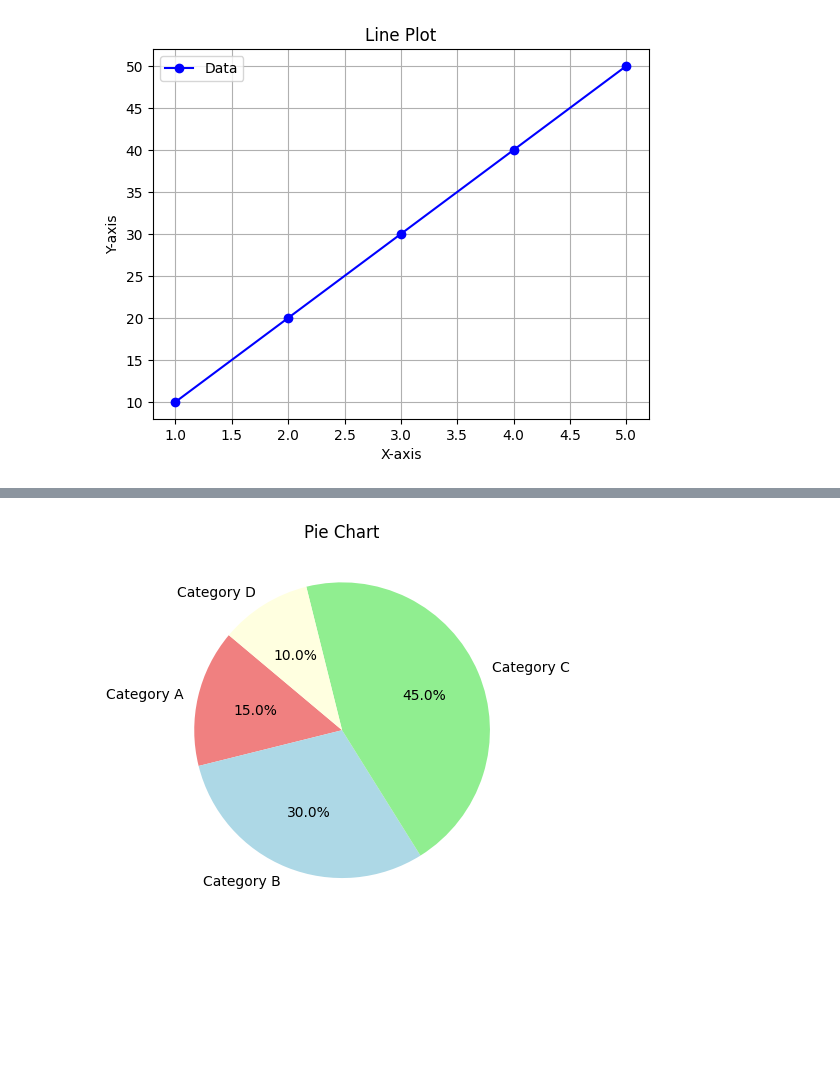
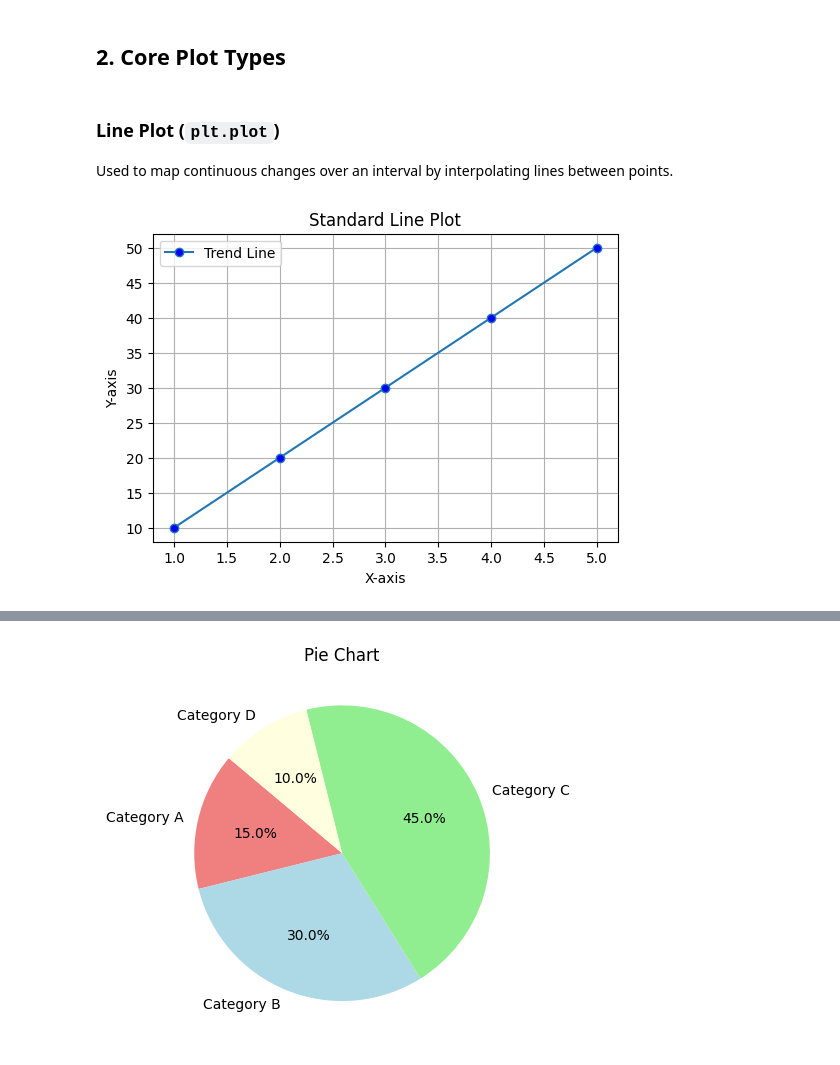
Before and after one commit to johnh-04/scientific-python, a Jupyter notebook: 04-matplotlib.ipynb, the cells around one changed output, grey strips where cells are left out. Cells and saved outputs as stored; diff of their text form; code cells hidden in the pictures; blank space fills up the shorter version.

```diff
--- a/04-matplotlib.ipynb
+++ b/04-matplotlib.ipynb
@@ -9,14 +15,19 @@ import pandas as pd
+# %% [markdown]
+## 2. Core Plot Types
+# %% [markdown]
+### Line Plot (`plt.plot`)
+Used to map continuous changes over an interval by interpolating lines between points.
 # %%
-# Simple chart
-x = [1, 2, 3, 4, 5]
-y = [10, 20, 30, 40, 50]
+x_line = [1, 2, 3, 4, 5]
+y_line = [10, 20, 30, 40, 50]
 
-plt.plot(x, y, marker='o', linestyle='-', color='blue', label='Data')  # Create a line plot
-plt.xlabel("X-axis")  # Set label for X-axis
-plt.ylabel("Y-axis")  # Set label for Y-axis
-plt.title("Line Plot")  # Set title for the plot
-plt.legend()  # Display legend
-plt.grid(True)  # Show grid
-plt.show()  # Display the plot
+plt.figure(figsize=(6, 4))
+plt.plot(x_line, y_line, marker='o', markerfacecolor='blue', linestyle='-', label='Trend Line')
+plt.xlabel("X-axis")
+plt.ylabel("Y-axis")
+plt.title("Standard Line Plot")
+plt.legend()
+plt.grid(True)
+plt.show()
 # %% [output]
-[figure, old version]
+[figure, new version]
```
Also changed, not shown: parts of 28 cells of this notebook, 13 other files.
